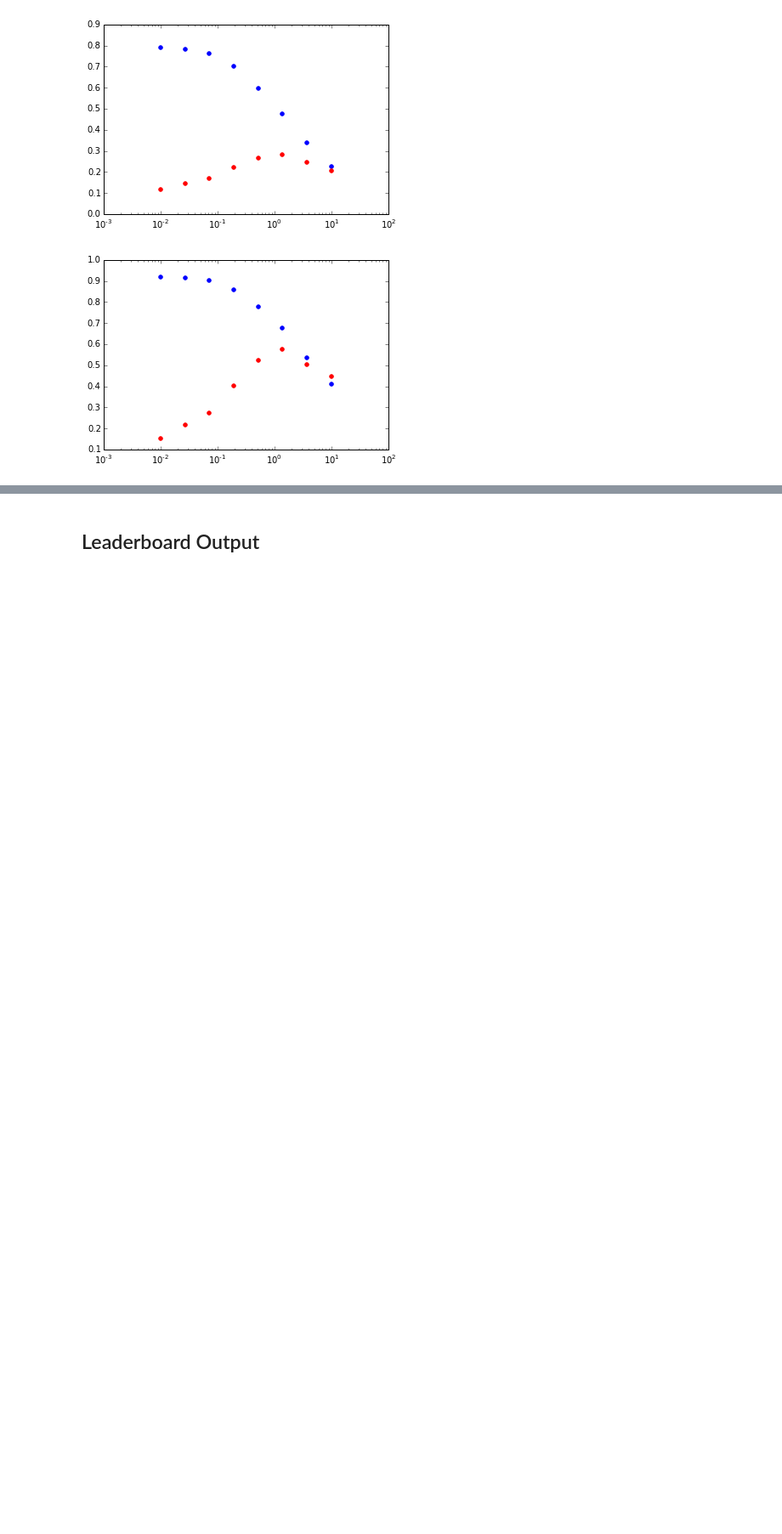
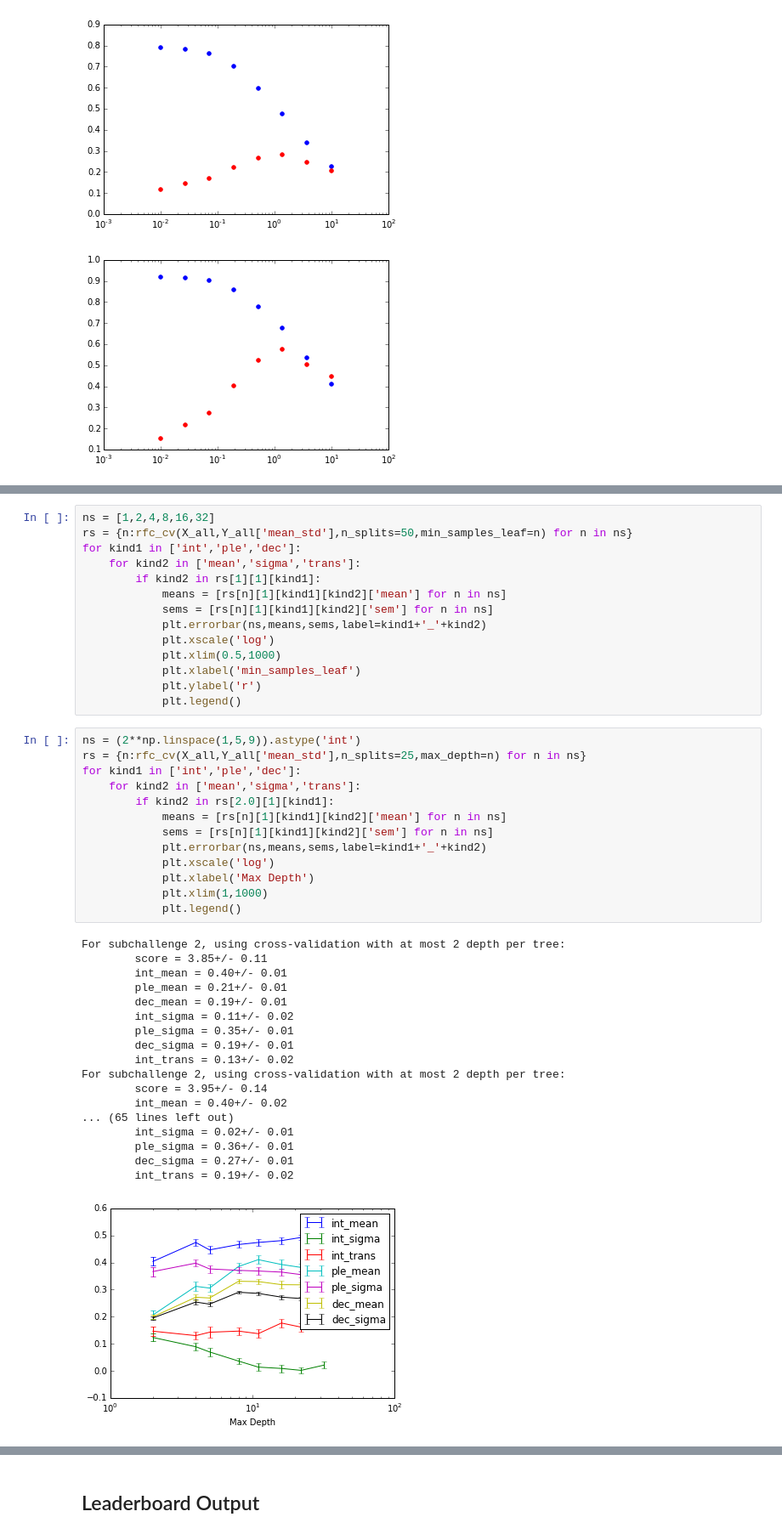
Before and after one commit to beanSsong/dream, a Jupyter notebook: dream2.ipynb, the cells around one changed output, grey strips where cells are left out. Shown at 85% size. Drawn from its saved outputs; the diff is of its cells as text; blank space fills up the shorter version.

```diff
--- a/dream2.ipynb
+++ b/dream2.ipynb
@@ -498,0 +516,46 @@ TypeError: 'zip' object is not subscriptable
+# %%
+ns = [1,2,4,8,16,32]
+rs = {n:rfc_cv(X_all,Y_all['mean_std'],n_splits=50,min_samples_leaf=n) for n in ns}
+for kind1 in ['int','ple','dec']:
+    for kind2 in ['mean','sigma','trans']:
+        if kind2 in rs[1][1][kind1]:
+            means = [rs[n][1][kind1][kind2]['mean'] for n in ns]
+            sems = [rs[n][1][kind1][kind2]['sem'] for n in ns]
+            plt.errorbar(ns,means,sems,label=kind1+'_'+kind2)
+            plt.xscale('log')
+            plt.xlim(0.5,1000)
+            plt.xlabel('min_samples_leaf')
+            plt.ylabel('r')
+            plt.legend()
+# %%
+ns = (2**np.linspace(1,5,9)).astype('int')
+rs = {n:rfc_cv(X_all,Y_all['mean_std'],n_splits=25,max_depth=n) for n in ns}
+for kind1 in ['int','ple','dec']:
+    for kind2 in ['mean','sigma','trans']:
+        if kind2 in rs[2.0][1][kind1]:
+            means = [rs[n][1][kind1][kind2]['mean'] for n in ns]
+            sems = [rs[n][1][kind1][kind2]['sem'] for n in ns]
+            plt.errorbar(ns,means,sems,label=kind1+'_'+kind2)
+            plt.xscale('log')
+            plt.xlabel('Max Depth')
+            plt.xlim(1,1000)
+            plt.legend()
+# %% [output]
+For subchallenge 2, using cross-validation with at most 2 depth per tree:
+        score = 3.85+/- 0.11
+        int_mean = 0.40+/- 0.01
+        ple_mean = 0.21+/- 0.01
+        dec_mean = 0.19+/- 0.01
+        int_sigma = 0.11+/- 0.02
+        ple_sigma = 0.35+/- 0.01
+        dec_sigma = 0.19+/- 0.01
+        int_trans = 0.13+/- 0.02
+For subchallenge 2, using cross-validation with at most 2 depth per tree:
+        score = 3.95+/- 0.14
+        int_mean = 0.40+/- 0.02
+... (65 lines left out)
+        int_sigma = 0.02+/- 0.01
+        ple_sigma = 0.36+/- 0.01
+        dec_sigma = 0.27+/- 0.01
+        int_trans = 0.19+/- 0.02
+[figure, added]
```
Also changed, not shown: parts of 11 cells of this notebook, 2 other files.
